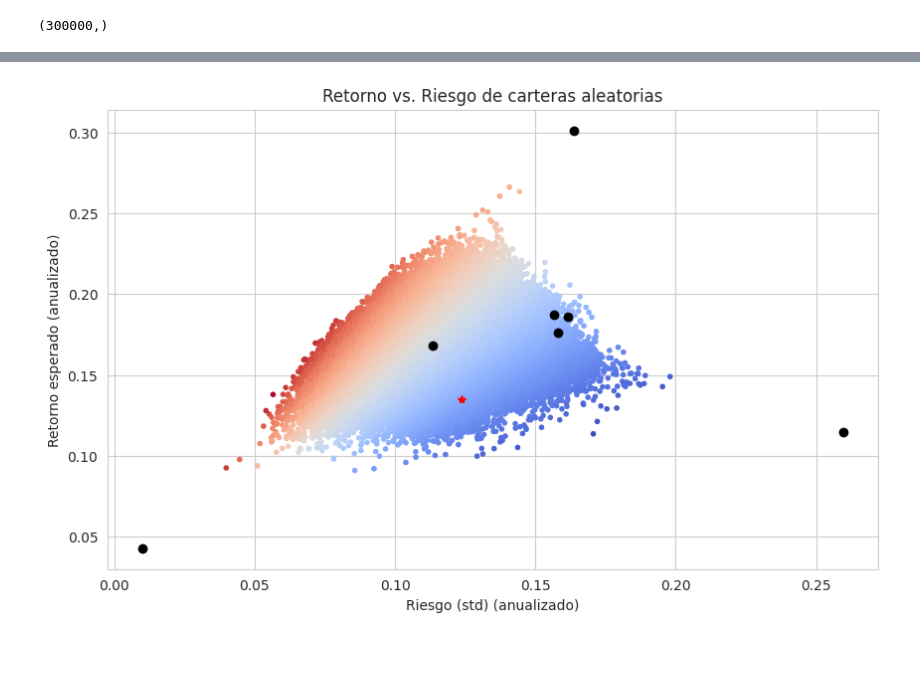
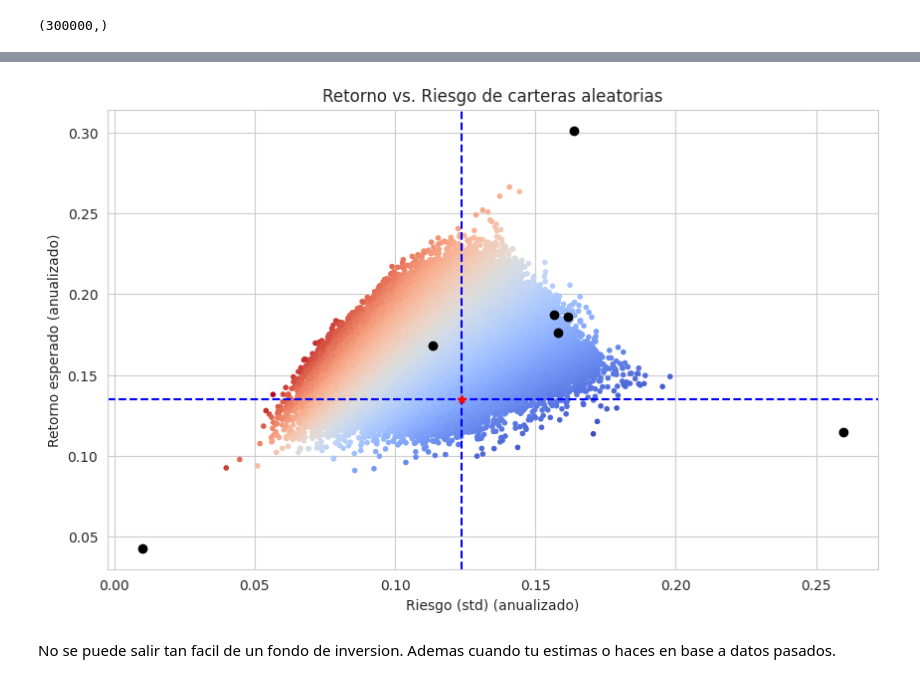
Before and after one commit to alfonso-santos/microcredencial-carteras-python, a Jupyter notebook: Tema_2_Carteras_Intro/src/carteras-siete-activos-reales.ipynb, the cells around one changed output, grey strips where cells are left out. Drawn from its saved outputs; the diff is of its cells as text; code cells hidden in the pictures; blank space fills up the shorter version.

```diff
--- a/Tema_2_Carteras_Intro/src/carteras-siete-activos-reales.ipynb
+++ b/Tema_2_Carteras_Intro/src/carteras-siete-activos-reales.ipynb
@@ -250,26 +250,32 @@ print(ret_cliente.mean())
 # %%
 # Graficamos rentabilidad vs. riesgo.
 plt.figure(figsize=(10, 6))
 plt.scatter(
     x= std_carteras * np.sqrt(252),# TODO,
     y= retornos_mean_carteras * 252,# TODO,
     c=retornos_mean_carteras / std_carteras,
     marker=".",
     cmap="coolwarm",
 )
 # Graficamos los activos individuales.
 for asset_name in rets.columns:
     asset_ret = rets[asset_name].mean()# TODO
     asset_std = rets[asset_name].std()# TODO
 
     plt.plot( asset_std * np.sqrt(252), asset_ret* 252, marker = "o" , color = "black") # TODO, # TODO, marker="o", color="black")
 # Graficamos la cartera del cliente.
+plt.axvline(std_cliente * np.sqrt(252), color="blue", linestyle="--")
+plt.axhline(ret_cliente.mean() * 252, color="blue", linestyle="--")
+plt.plot(std_cliente * np.sqrt(252), ret_cliente.mean() * 252, marker="*", color="red")
+
 plt.plot(std_cliente *np.sqrt(252), ret_cliente.mean() * 252, marker = "*", color = "red")# TODO, # TODO, marker="*", color="red")
 plt.xlabel("Riesgo (std) (anualizado)")
 plt.ylabel("Retorno esperado (anualizado)")
 plt.title("Retorno vs. Riesgo de carteras aleatorias")
 plt.show()
 
-# se multiplica por 252 la media y por np.sqrt(252) la desviacion para tenerlo anualmente
+# se multiplica por 252 la media y por np.sqrt(252) la desviacion para tenerlo anualizado
 # %% [output]
-[figure, old version]
+[figure, new version]
+# %% [markdown]
+No se puede salir tan facil de un fondo de inversion. Ademas cuando tu estimas o haces en base a datos pasados.
```
Also changed, not shown: parts of 2 cells of this notebook.
